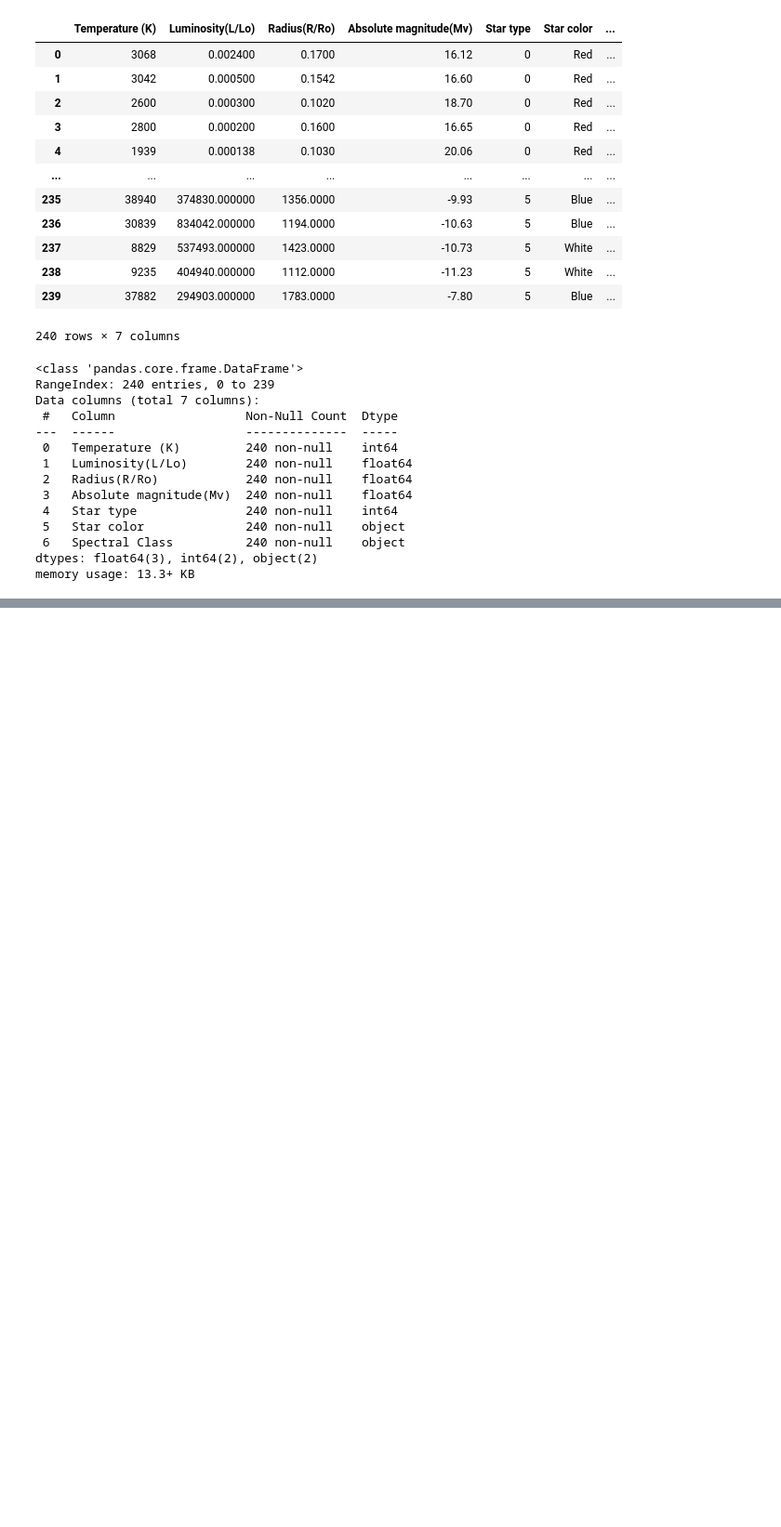
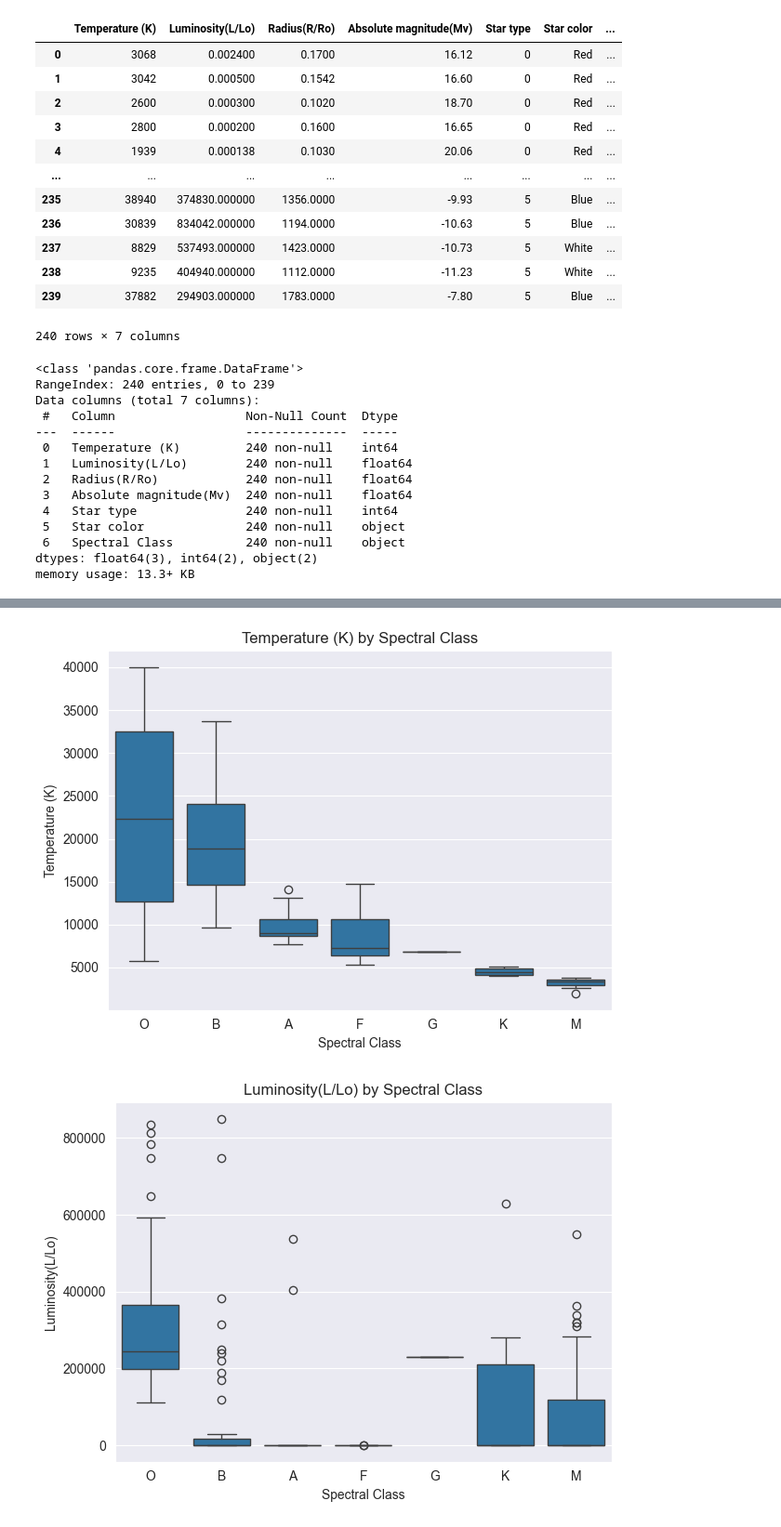
Before and after one commit to Sleepysloth99/Star_generation, a Jupyter notebook: Notebooks/01_EDA.ipynb, the cells around one changed output, grey strips where cells are left out. Shown at 93% size. Cells and saved outputs as stored; diff of their text form; code cells hidden in the pictures; blank space fills up the shorter version.

```diff
--- a/Notebooks/01_EDA.ipynb
+++ b/Notebooks/01_EDA.ipynb
@@ -65,0 +83,3 @@ memory usage: 13.3+ KB
+# %%
+dataset['Star Type'] = dataset['Star type'].map({0:'Brown Dwarf', 1:'Red Dwarf', 2:'White Dwarf', 3:"Main Sequence", 4:"Supergiant", 5:"Hypergiant"})
+dataset["Star Type"].value_counts()
@@ -65,0 +107,13 @@ memory usage: 13.3+ KB
+# %%
+features = ['Temperature (K)', 'Luminosity(L/Lo)', 'Radius(R/Ro)', 'Absolute magnitude(Mv)']
+
+for feature in features:
+    plt.figure()
+    sns.boxplot(x="Spectral Class", y=feature, data=dataset, order=["O", "B", "A", "F", "G", "K", "M"])
+    plt.title(f'{feature} by Spectral Class')
+    plt.xticks(rotation=0)
+    plt.tight_layout()
+    plt.show()
+# %% [output]
+[figure, added]
+[figure, added]
```
Also changed, not shown: parts of 11 cells of this notebook, 1 other file.
